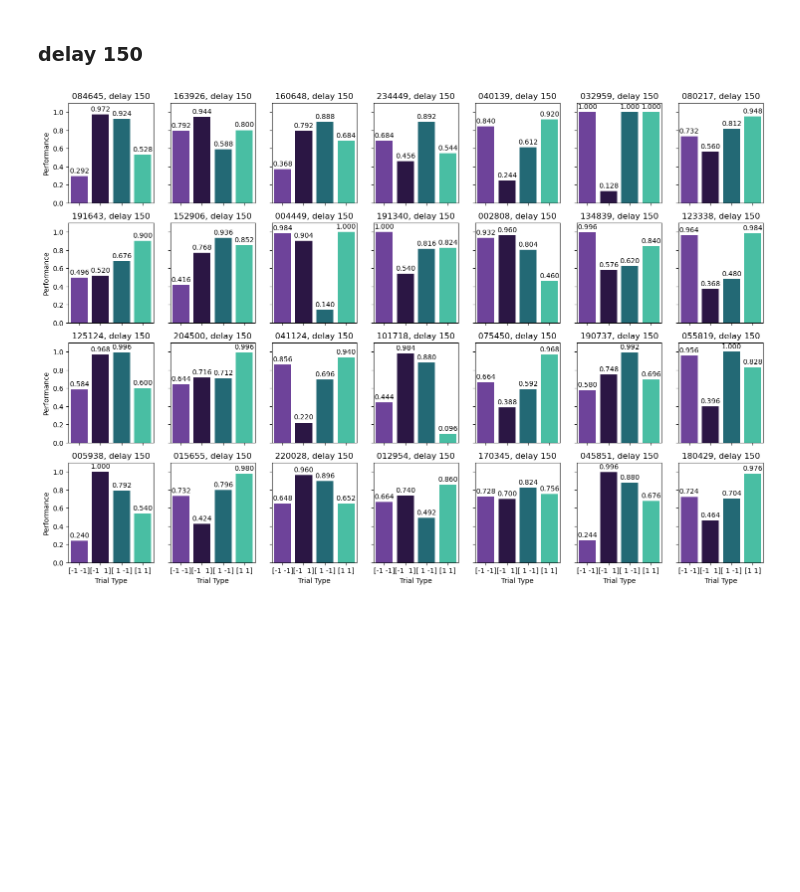
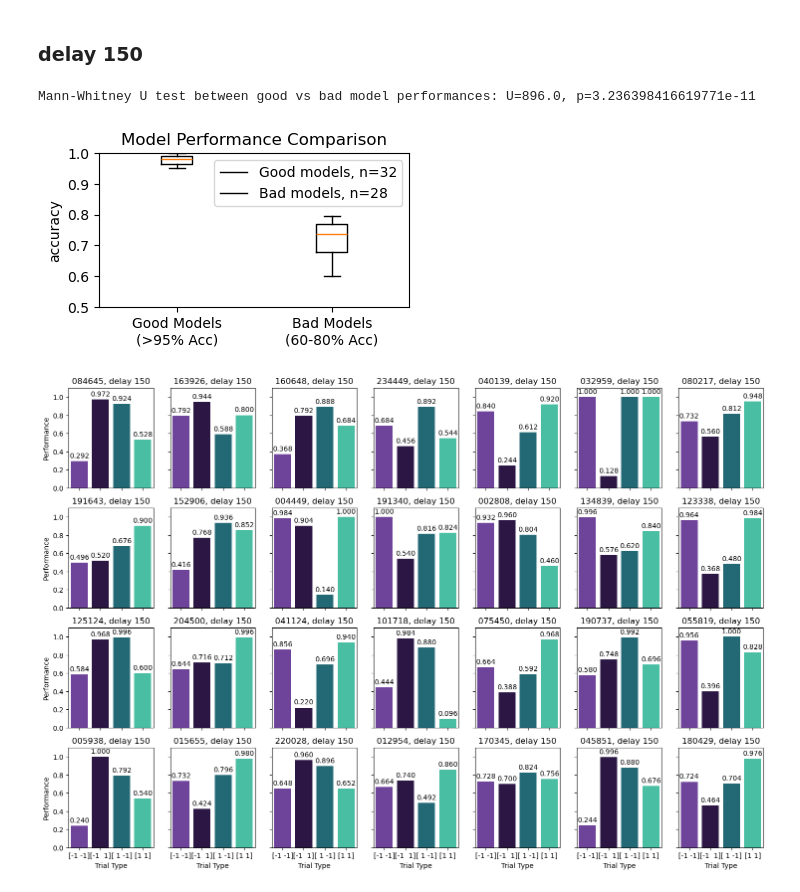
Before and after one commit to renee-tung/spikeRNN, a Jupyter notebook: analysis/0_behavior/1_model_performance/bad_models_acc_v1.ipynb, the cells around one changed output. Cells and saved outputs as stored; diff of their text form; code cells hidden in the pictures; blank space fills up the shorter version.

Commit message:
some final plots for sfn

```diff
--- a/analysis/0_behavior/1_model_performance/bad_models_acc_v1.ipynb
+++ b/analysis/0_behavior/1_model_performance/bad_models_acc_v1.ipynb
@@ -38,3 +38,8 @@ bad_models, bad_perfs = ld.get_models_by_perf(low_cutoff=0.6, high_cutoff=0.8,
                                               condn_phrase=condn_phrase, condn_num=condn_num)
 # %% [output]
 Found 28 models with performance between 0.6 and 0.8
+# %%
+# also get good models for comparison
+
+good_models, good_perfs = ld.get_models_by_perf(low_cutoff=0.95, high_cutoff=np.inf,
+                                              condn_phrase=condn_phrase, condn_num=condn_num)
@@ -70,6 +77,28 @@ Task_xor_N_200_Taus_4.0_25.0_Act_sigmoid_2019_11_06_045851
 Task_xor_N_200_Taus_4.0_25.0_Act_sigmoid_2019_09_06_180429
 # %% [markdown]
 ### delay 150
+# %%
+# plot quick box plot comparing good vs bad model performances
+
+plt.figure(figsize=(4,2))
+data = [good_perfs, bad_perfs]
+plt.boxplot(data, positions=[1,2], widths=0.2)
+plt.xticks([1,2], ['Good Models\n(>95% Acc)', 'Bad Models\n(60-80% Acc)'])
+plt.ylabel('accuracy')
+plt.title(f'Model Performance Comparison')
+plt.ylim(0.5,1)
+plt.legend([f'Good models, n={len(good_models)}', f'Bad models, n={len(bad_models)}'])
+
+from scipy.stats import mannwhitneyu
+stat, p = mannwhitneyu(good_perfs, bad_perfs)
+print(f'Mann-Whitney U test between good vs bad model performances: U={stat}, p={p}')
+
+# # save as eps
+# plt.savefig(f'model_performance_comparison_good_vs_bad_{condn_phrase}{condn_num}.eps', format='eps', dpi=300)
+plt.show()
+# %% [output]
+Mann-Whitney U test between good vs bad model performances: U=896.0, p=3.236398416619771e-11
+[figure, added]
 # %%
 importlib.reload(bhv)
 
```
Also changed, not shown: parts of 2 cells of this notebook, 1 other file.
